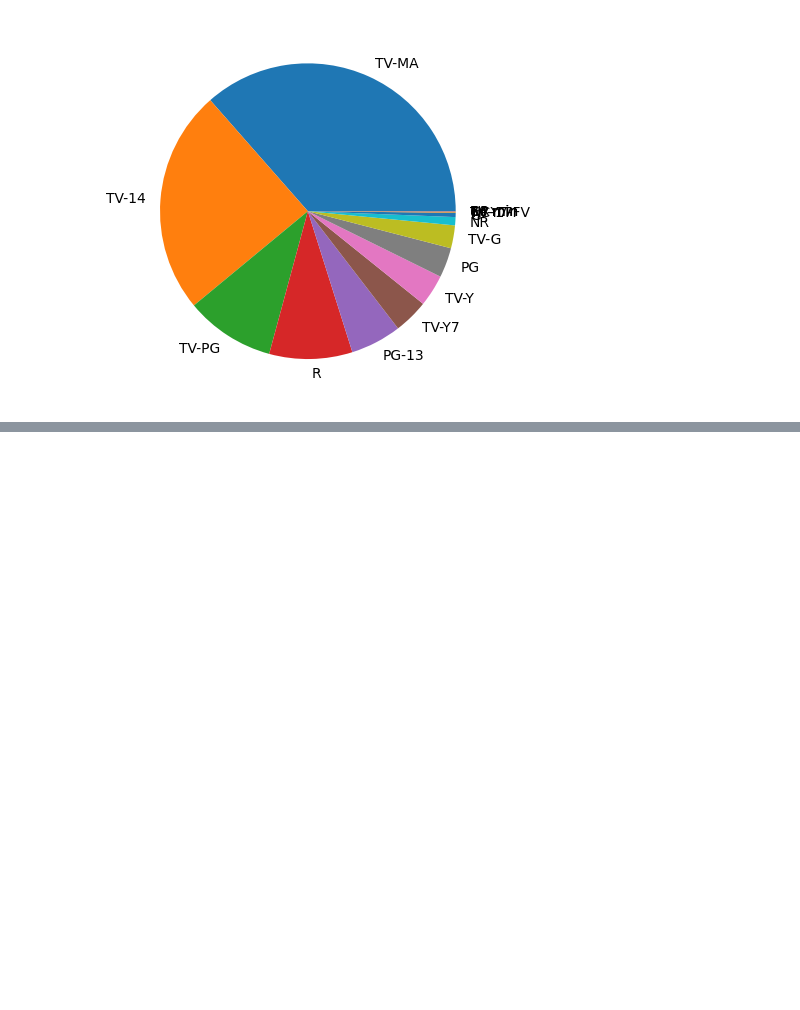
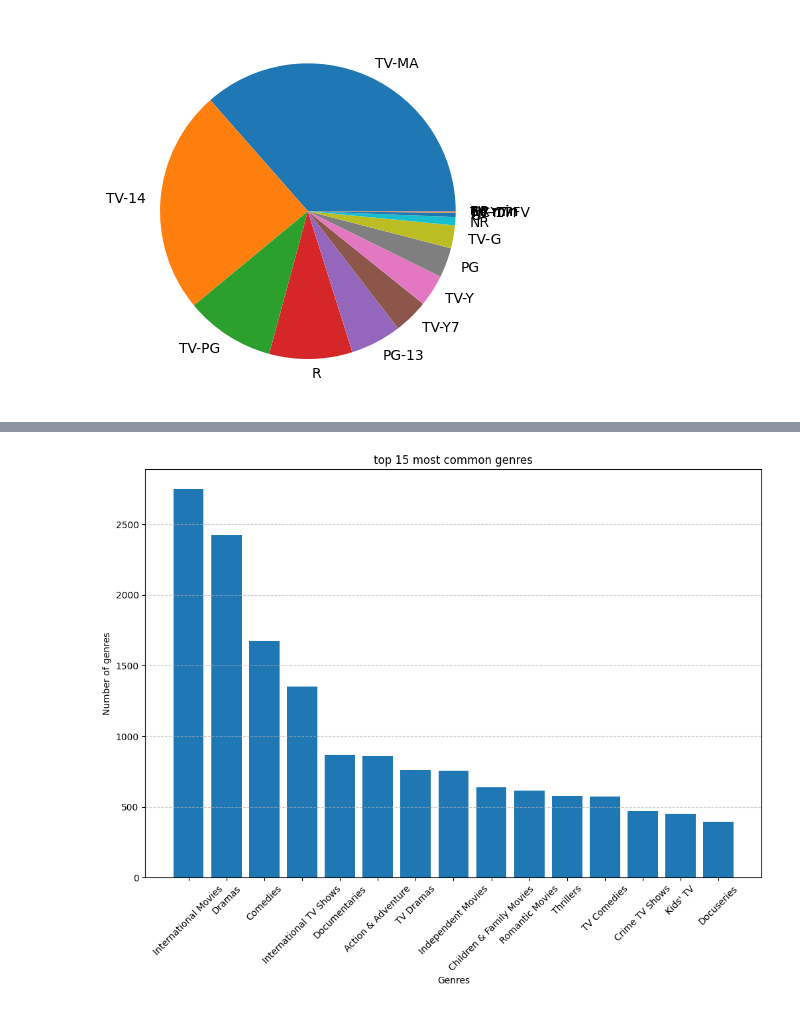
Before and after one commit to Ansh-Patoliya/python_learning, a Jupyter notebook: Project/netflix_data_analysis/netflix_data_analysis.ipynb, the cells around one changed output, grey strips where cells are left out. Saved outputs shown, nothing was run; the diff lists cells and outputs as text; code cells hidden in the pictures; blank space fills up the shorter version.

```diff
--- a/Project/netflix_data_analysis/netflix_data_analysis.ipynb
+++ b/Project/netflix_data_analysis/netflix_data_analysis.ipynb
@@ -641,4 +665,16 @@ plt.show()
 # %%
-# 7. Most Common Genres: Create a bar chart showing the top 15 most common
+# 7. Most Common Genres: Create a bar chart showing the top 15 most common genres.
+common_genres=df['listed_in'].explode().value_counts().head(15)
+plt.figure(figsize=(12,8))
+plt.bar(common_genres.index,common_genres.values
+)
+plt.xlabel('Genres')
+plt.ylabel('Number of genres')
+plt.title('top 15 most common genres')
+plt.xticks(common_genres.index,rotation=45)
+plt.grid(axis='y', linestyle='--', alpha=0.6)
+plt.show()
+# %% [output]
+[figure, added]
 # %%
 # 8. Peak Addition Months: Create a bar chart showing the number of titles added per month. Which are the busiest months?
```
Also changed, not shown: parts of 8 cells of this notebook, 2 other files.
